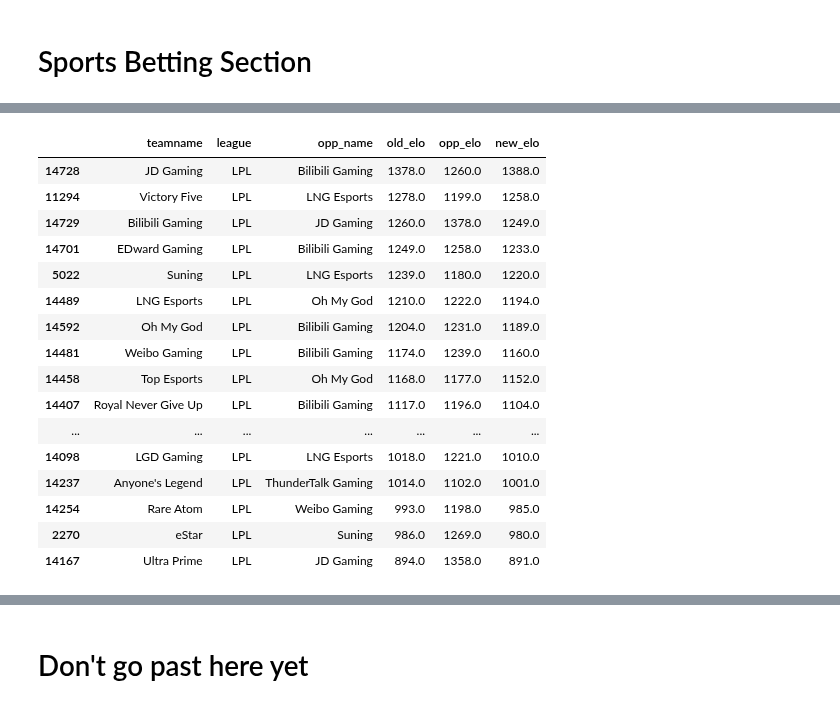
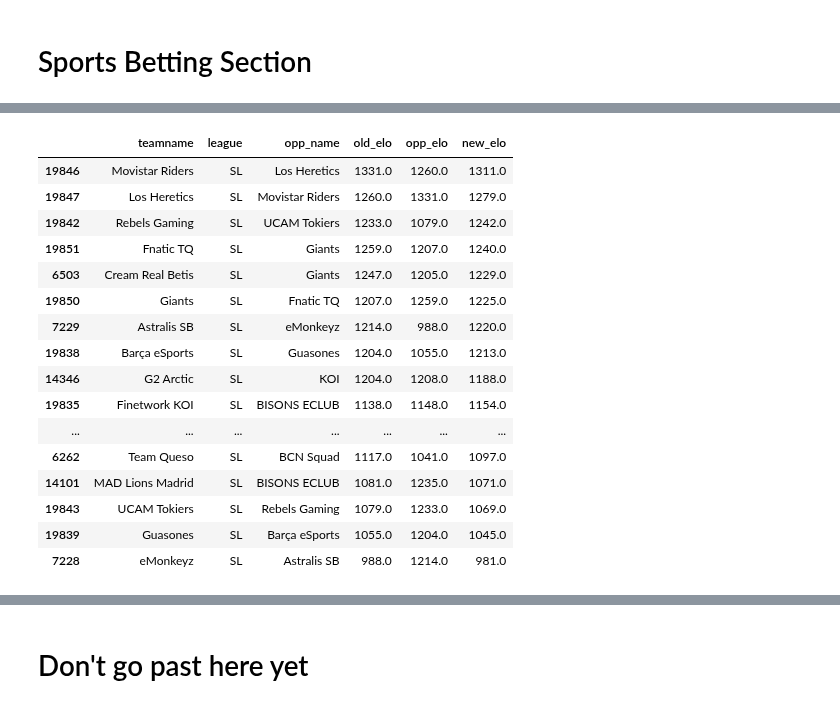
Before and after one commit to richie-p-meyer/league, a Jupyter notebook: scratch.ipynb, the cells around one changed output, grey strips where cells are left out. Cells and saved outputs as stored; diff of their text form; code cells hidden in the pictures.

```diff
--- a/scratch.ipynb
+++ b/scratch.ipynb
@@ -281,22 +267,22 @@ get_team(df,"Anyone's Legend")
 # %%
-get_league("LPL")
+get_league("SL")
 # %% [output]
 |  | teamname | league | opp_name | old_elo | opp_elo | new_elo |
-| 14728 | JD Gaming | LPL | Bilibili Gaming | 1378.0 | 1260.0 | 1388.0 |
-| 11294 | Victory Five | LPL | LNG Esports | 1278.0 | 1199.0 | 1258.0 |
-| 14729 | Bilibili Gaming | LPL | JD Gaming | 1260.0 | 1378.0 | 1249.0 |
-| 14701 | EDward Gaming | LPL | Bilibili Gaming | 1249.0 | 1258.0 | 1233.0 |
-| 5022 | Suning | LPL | LNG Esports | 1239.0 | 1180.0 | 1220.0 |
-| 14489 | LNG Esports | LPL | Oh My God | 1210.0 | 1222.0 | 1194.0 |
-| 14592 | Oh My God | LPL | Bilibili Gaming | 1204.0 | 1231.0 | 1189.0 |
-| 14481 | Weibo Gaming | LPL | Bilibili Gaming | 1174.0 | 1239.0 | 1160.0 |
-| 14458 | Top Esports | LPL | Oh My God | 1168.0 | 1177.0 | 1152.0 |
-| 14407 | Royal Never Give Up | LPL | Bilibili Gaming | 1117.0 | 1196.0 | 1104.0 |
+| 19846 | Movistar Riders | SL | Los Heretics | 1331.0 | 1260.0 | 1311.0 |
+| 19847 | Los Heretics | SL | Movistar Riders | 1260.0 | 1331.0 | 1279.0 |
+| 19842 | Rebels Gaming | SL | UCAM Tokiers | 1233.0 | 1079.0 | 1242.0 |
+| 19851 | Fnatic TQ | SL | Giants | 1259.0 | 1207.0 | 1240.0 |
+| 6503 | Cream Real Betis | SL | Giants | 1247.0 | 1205.0 | 1229.0 |
+| 19850 | Giants | SL | Fnatic TQ | 1207.0 | 1259.0 | 1225.0 |
+| 7229 | Astralis SB | SL | eMonkeyz | 1214.0 | 988.0 | 1220.0 |
+| 19838 | Barça eSports | SL | Guasones | 1204.0 | 1055.0 | 1213.0 |
+| 14346 | G2 Arctic | SL | KOI | 1204.0 | 1208.0 | 1188.0 |
+| 19835 | Finetwork KOI | SL | BISONS ECLUB | 1138.0 | 1148.0 | 1154.0 |
 | ... | ... | ... | ... | ... | ... | ... |
-| 14098 | LGD Gaming | LPL | LNG Esports | 1018.0 | 1221.0 | 1010.0 |
-| 14237 | Anyone's Legend | LPL | ThunderTalk Gaming | 1014.0 | 1102.0 | 1001.0 |
-| 14254 | Rare Atom | LPL | Weibo Gaming | 993.0 | 1198.0 | 985.0 |
-| 2270 | eStar | LPL | Suning | 986.0 | 1269.0 | 980.0 |
-| 14167 | Ultra Prime | LPL | JD Gaming | 894.0 | 1358.0 | 891.0 |
+| 6262 | Team Queso | SL | BCN Squad | 1117.0 | 1041.0 | 1097.0 |
+| 14101 | MAD Lions Madrid | SL | BISONS ECLUB | 1081.0 | 1235.0 | 1071.0 |
+| 19843 | UCAM Tokiers | SL | Rebels Gaming | 1079.0 | 1233.0 | 1069.0 |
+| 19839 | Guasones | SL | Barça eSports | 1055.0 | 1204.0 | 1045.0 |
+| 7228 | eMonkeyz | SL | Astralis SB | 988.0 | 1214.0 | 981.0 |
 # %%
 #Input home and away teams with their odds and get back a df with the difference between betting odds and elo odds
```
Also changed, not shown: parts of 24 cells of this notebook, 2 other files.
